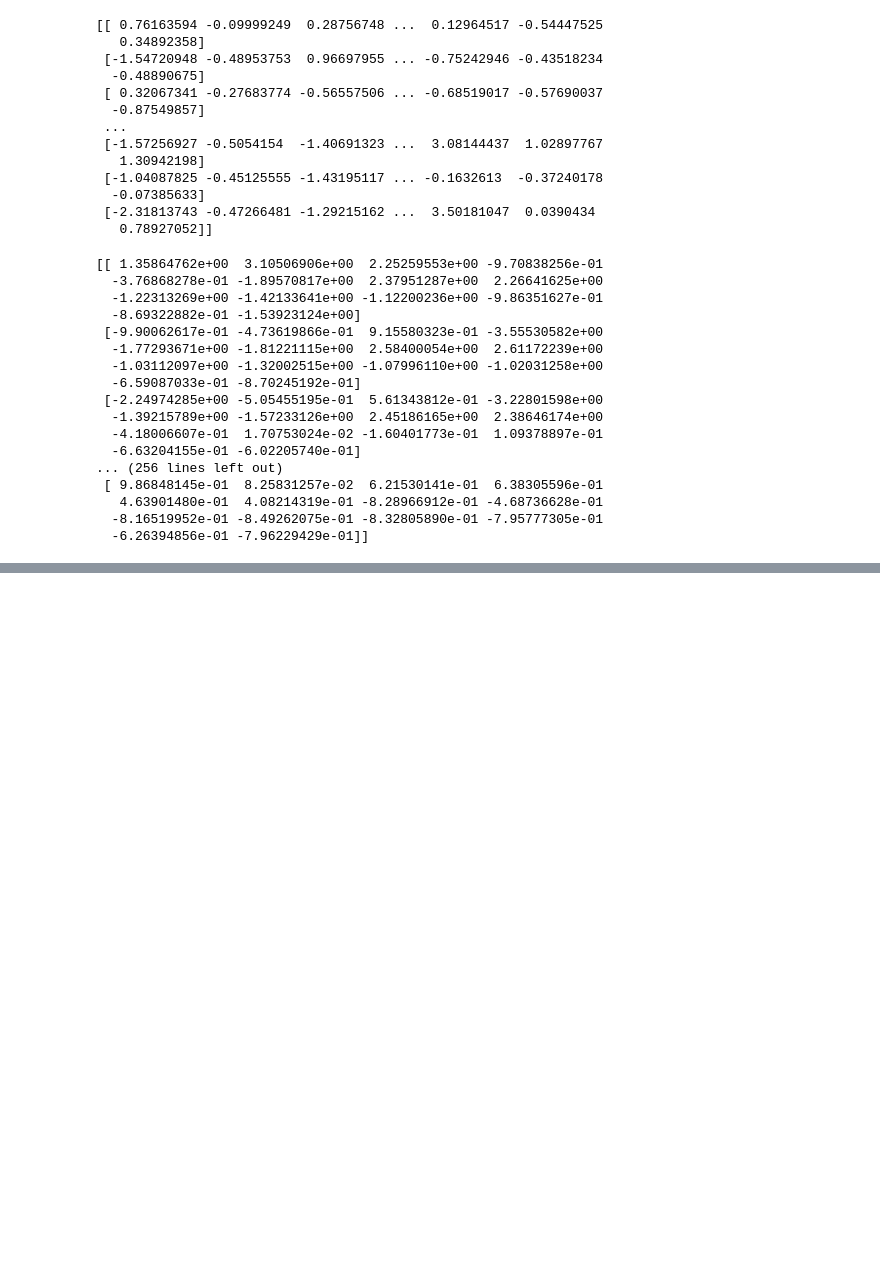
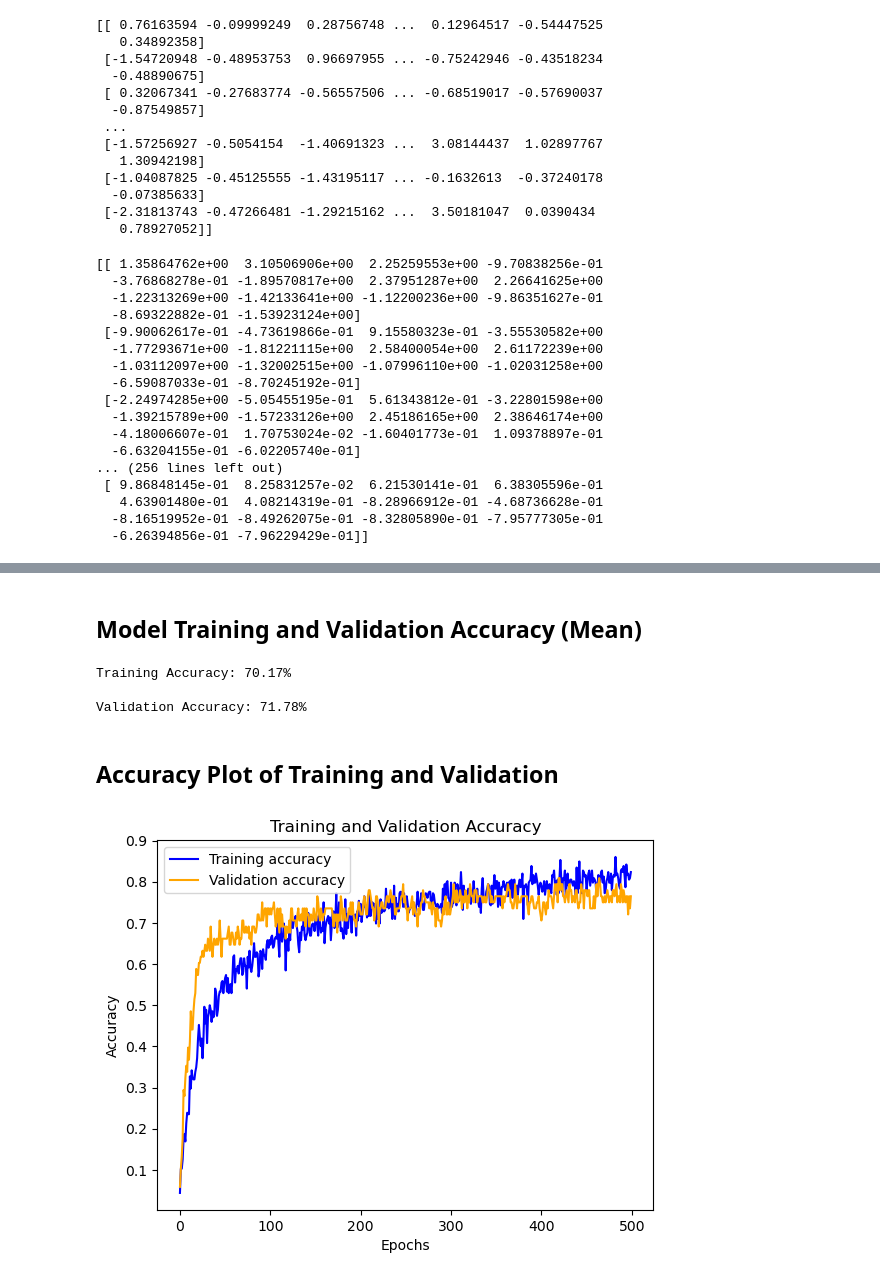
Before and after one commit to KanishaLiyanage/leaf-classification-ANN, a Jupyter notebook: leaf-classification-ANN.ipynb, the cells around one changed output, grey strips where cells are left out. Saved outputs shown, nothing was run; the diff lists cells and outputs as text; code cells hidden in the pictures; blank space fills up the shorter version.

Commit message:
commit trained model

```diff
--- a/leaf-classification-ANN.ipynb
+++ b/leaf-classification-ANN.ipynb
@@ -226,0 +250,27 @@ print(X_test)
+# %%
+leafClassificationModel = Sequential()
+# %%
+# Input layer
+leafClassificationModel.add(Dense(units=16,
+                                  activation='relu',
+                                  input_dim=14) # Number of independent variables as input_dim.
+                            )
+leafClassificationModel.add(Dropout(0.15))
+
+# Hidden layers
+leafClassificationModel.add(Dense(units=32,
+                                  activation='relu')
+                            )
+leafClassificationModel.add(Dropout(0.1))
+
+leafClassificationModel.add(Dense(units=64,
+                                  activation='relu')
+                            )
+leafClassificationModel.add(Dropout(0.25))
+
+# Output layer
+leafClassificationModel.add(Dense(units=30, # Number of classes to get predictions as output.
+                                  activation='softmax') # Softmax activation function used to catergorical predictions.
+                            )
+# %%
+leafClassificationModel.compile(optimizer='adam', loss= 'categorical_crossentropy', metrics=['accuracy'])
@@ -226,0 +297,6 @@ print(X_test)
+# %%
+history = leafClassificationModel.fit(X_train,
+                                      y_train,
+                                      batch_size=16,
+                                      validation_data=(X_test, y_test),
+                                      epochs=500)
@@ -226,0 +321,27 @@ print(X_test)
+# %% [markdown]
+## Model Training and Validation Accuracy (Mean)
+# %%
+train_accuracy = np.mean(history.history['accuracy'])
+print("\n%s: %.2f%%" % ('Training Accuracy', train_accuracy*100))
+
+val_accuracy = np.mean(history.history['val_accuracy'])
+print("\n%s: %.2f%%" % ('Validation Accuracy', val_accuracy*100))
+# %% [output]
+Training Accuracy: 70.17%
+
+Validation Accuracy: 71.78%
+# %% [markdown]
+## Accuracy Plot of Training and Validation
+# %%
+history_df = pd.DataFrame(history.history)
+
+plt.plot(history_df.loc[:, ['accuracy']], "blue", label='Training accuracy')
+plt.plot(history_df.loc[:, ['val_accuracy']], "orange", label='Validation accuracy')
+
+plt.title('Training and Validation Accuracy')
+plt.xlabel('Epochs')
+plt.ylabel('Accuracy')
+plt.legend()
+plt.show()
+# %% [output]
+[figure, added]
```
Also changed, not shown: parts of 20 cells of this notebook, 1 other file.
